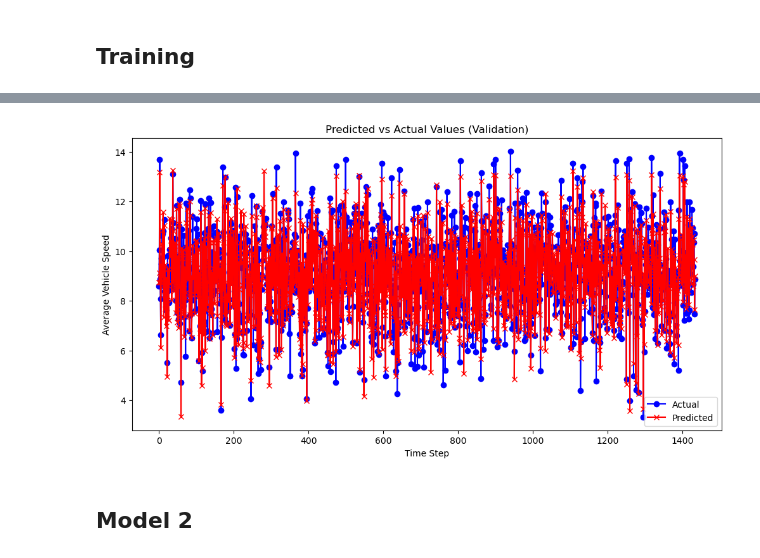
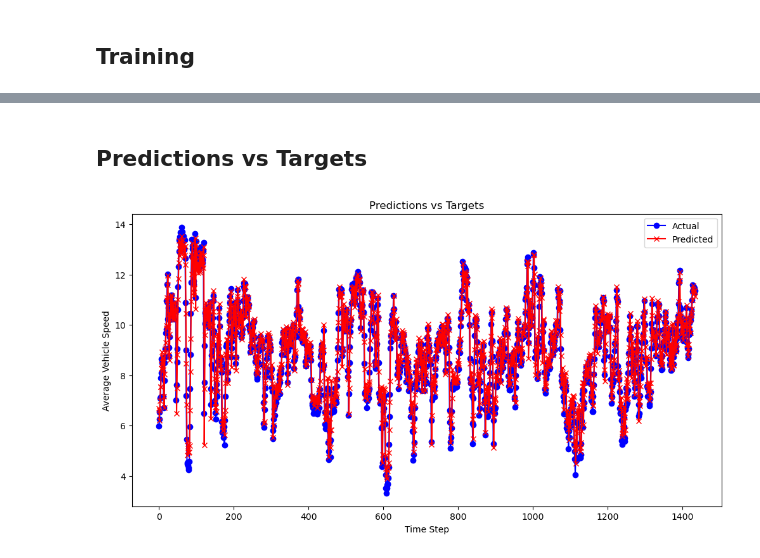
Before and after one commit to geokyr/diploma-thesis, a Jupyter notebook: code/average-speed-lstm.ipynb, the cells around one changed output, grey strips where cells are left out. Cells and saved outputs as stored; diff of their text form; code cells hidden in the pictures.

Commit message:
updated the average speed lstm model

```diff
--- a/code/average-speed-lstm.ipynb
+++ b/code/average-speed-lstm.ipynb
@@ -17,7 +16,7 @@ from sklearn.model_selection import train_test_split
 # %% [markdown]
 ## Constants
 # %%
-DATASET_FILEPATH = '../data/v1/output_fcd.csv'
+DATASET_PATH = '../data/v1/output_fcd.csv'
 
 SEQUENCE_LENGTH = 30
 
@@ -229,37 +264,11 @@ Epoch [20/20] - Training Loss: 0.0017 - Validation Loss: 0.0016
-# %%
-def evaluate_model(model, val_loader, criterion, device):
-    model.eval()
-    predictions = []
-    targets = []
-    total_loss = 0.0
-
-    with torch.no_grad():
-        for X_batch, y_batch in val_loader:
-            X_batch = X_batch.to(device)
-            y_batch = y_batch.to(device)
-
-            outputs = model(X_batch)
-            loss = criterion(outputs, y_batch)
-            total_loss += loss.item() * X_batch.size(0)
-
-            predictions.append(outputs.cpu().numpy())
-            targets.append(y_batch.cpu().numpy())
-
-        mse = total_loss / len(val_loader.dataset)
-        predictions = np.concatenate(predictions, axis=0)
-        targets = np.concatenate(targets, axis=0)
-
-        return mse, predictions, targets
 # %%
-mse, predictions, targets = evaluate_model(
+loss, predictions, targets = evaluate_model(
     model=model,
-    val_loader=val_loader,
+    val_loader=test_loader,
     criterion=criterion,
-    device=DEVICE
+    device=DEVICE,
+    return_preds=True
 )
 
-print(f"Mean Squared Error on Validation Set: {mse:.4f}")
-
-predictions_inv = scaler.inverse_transform(predictions)
-targets_inv = scaler.inverse_transform(targets)
+print(f"{criterion._get_name()}: {loss:.4f}")
 # %% [output]
@@ -281,14 +276,17 @@ plt.show()
+# %% [markdown]
+## Predictions vs Targets
 # %%
-# Plot predicted vs actual values (Validation)
+# Inverse transform the predictions and targets to original scale
+predictions_inv = scaler.inverse_transform(predictions)
+targets_inv = scaler.inverse_transform(targets)
+
 plt.figure(figsize=(12, 6))
 plt.plot(range(len(targets_inv)), targets_inv, marker='o', linestyle='-', color='b', label='Actual')
 plt.plot(range(len(predictions_inv)), predictions_inv, marker='x', linestyle='-', color='r', label='Predicted')
-plt.title('Predicted vs Actual Values (Validation)')
+plt.title('Predictions vs Targets')
 plt.xlabel('Time Step')
 plt.ylabel('Average Vehicle Speed')
 plt.legend()
 plt.show()
 # %% [output]
-[figure, old version]
+[figure, new version]
-# %% [markdown]
-## Model 2
```
Also changed, not shown: parts of 22 cells of this notebook.
